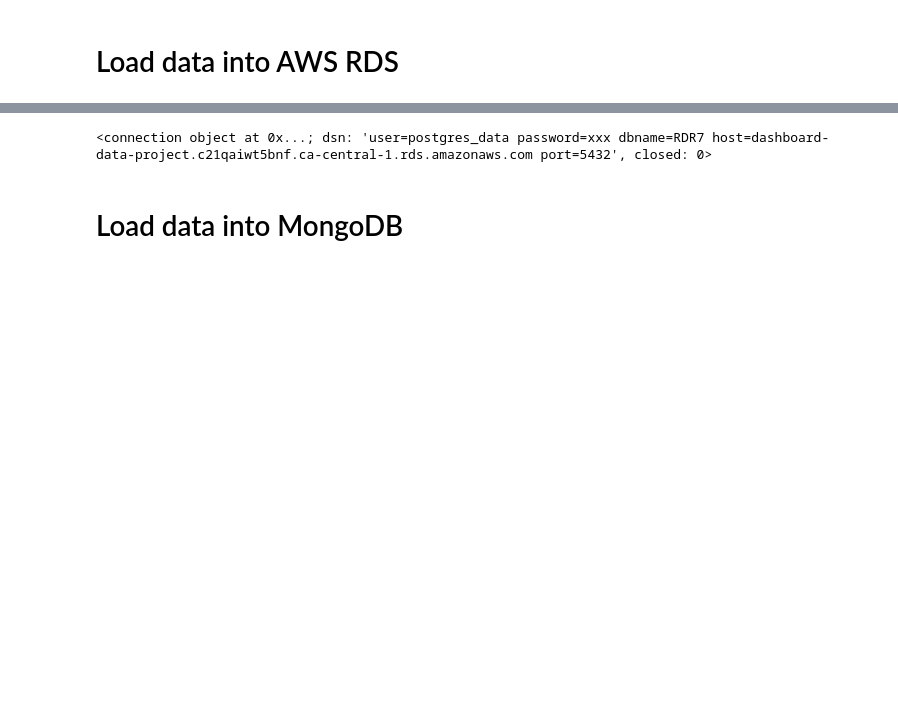
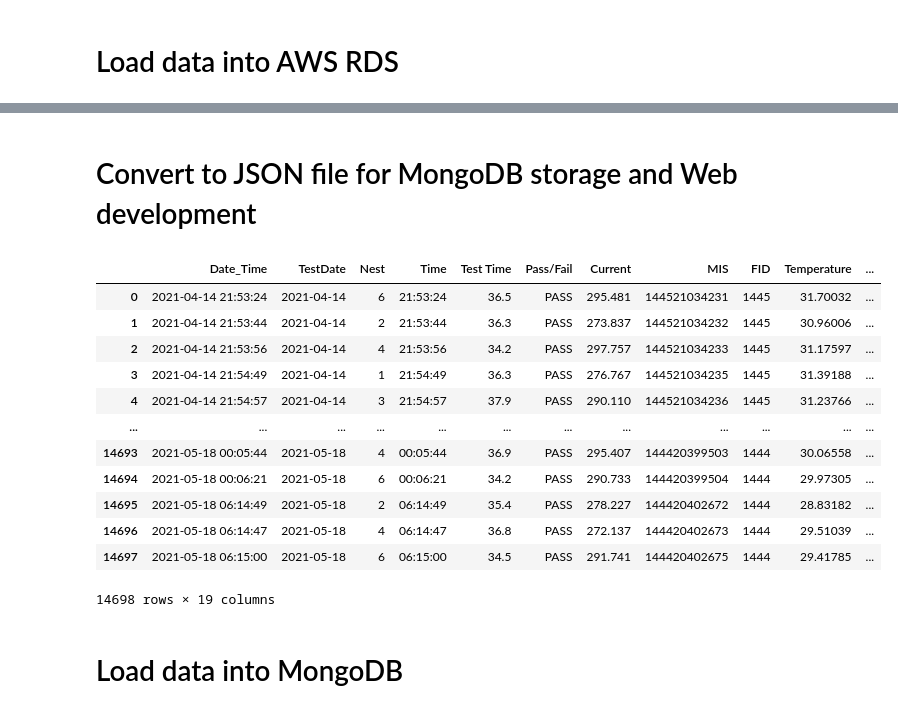
Before and after one commit to Johnnywang1899/Veoneer_Data_Project, a Jupyter notebook: Data ETL.ipynb, the cells around one changed output, grey strips where cells are left out. Drawn from its saved outputs; the diff is of its cells as text; code cells hidden in the pictures; blank space fills up the shorter version.

Commit message:
Data automation flow complete from AWS RDS - MongoDB

```diff
--- a/Data ETL.ipynb
+++ b/Data ETL.ipynb
@@ -1306,12 +1315,11 @@ for table in table_name:
 # %%
-
+# Use the "last month timestamp" to extract data using Python from AWS RDS
 connection = psycopg2.connect(user = cd.sql_username,
                              password = cd.sql_password,
                              host = cd.sql_host,
                              port = cd.sql_port,
-                             database = "RDR7")
+                             database = "RDR6")
 cursor = connection.cursor()
-postgreSQL_query = 'SELECT * FROM public."RDR7_ST_Prod_Honda_175" WHERE "Date" = \'02/01/2020\''
+postgreSQL_query = f'SELECT * FROM public."RDR6_TxCal_Prod_GM175" WHERE "TestDate" > \'{time_start_str}\''
 cursor.execute(postgreSQL_query)
 SQL_record = cursor.fetchall()
-print(SQL_record)
@@ -1320,4 +1326,26 @@ print(SQL_record)
-# %%
-print(connection)
-# %% [output]
-<connection object at 0x...; dsn: 'user=postgres_data password=xxx dbname=RDR7 host=dashboard-data-project.c21qaiwt5bnf.ca-central-1.rds.amazonaws.com port=5432', closed: 0>
+# %%
+# Get the column names for the new dataframe
+with open("../Data_clean/RDR6_TxCal_Prod_GM175.csv", "r") as file:
+    reader = csv.reader(file, delimiter = ",")
+    sql_col_names = next(reader)
+sql_col_names.insert(0, "index")
+# %% [markdown]
+# Convert to JSON file for MongoDB storage and Web development
+# %%
+# Form a dataframe for JSON file conversion
+sql_df = pd.DataFrame(SQL_record, columns = sql_col_names)
+sql_df = sql_df.drop(["index"], axis = 1)
+# %% [output]
+|  | Date_Time | TestDate | Nest | Time | Test Time | Pass/Fail | Current | MIS | FID | Temperature | ... |
+| 0 | 2021-04-14 21:53:24 | 2021-04-14 | 6 | 21:53:24 | 36.5 | PASS | 295.481 | 144521034231 | 1445 | 31.70032 | ... |
+| 1 | 2021-04-14 21:53:44 | 2021-04-14 | 2 | 21:53:44 | 36.3 | PASS | 273.837 | 144521034232 | 1445 | 30.96006 | ... |
+| 2 | 2021-04-14 21:53:56 | 2021-04-14 | 4 | 21:53:56 | 34.2 | PASS | 297.757 | 144521034233 | 1445 | 31.17597 | ... |
+| 3 | 2021-04-14 21:54:49 | 2021-04-14 | 1 | 21:54:49 | 36.3 | PASS | 276.767 | 144521034235 | 1445 | 31.39188 | ... |
+| 4 | 2021-04-14 21:54:57 | 2021-04-14 | 3 | 21:54:57 | 37.9 | PASS | 290.110 | 144521034236 | 1445 | 31.23766 | ... |
+| ... | ... | ... | ... | ... | ... | ... | ... | ... | ... | ... | ... |
+| 14693 | 2021-05-18 00:05:44 | 2021-05-18 | 4 | 00:05:44 | 36.9 | PASS | 295.407 | 144420399503 | 1444 | 30.06558 | ... |
+| 14694 | 2021-05-18 00:06:21 | 2021-05-18 | 6 | 00:06:21 | 34.2 | PASS | 290.733 | 144420399504 | 1444 | 29.97305 | ... |
+| 14695 | 2021-05-18 06:14:49 | 2021-05-18 | 2 | 06:14:49 | 35.4 | PASS | 278.227 | 144420402672 | 1444 | 28.83182 | ... |
+| 14696 | 2021-05-18 06:14:47 | 2021-05-18 | 4 | 06:14:47 | 36.8 | PASS | 272.137 | 144420402673 | 1444 | 29.51039 | ... |
+| 14697 | 2021-05-18 06:15:00 | 2021-05-18 | 6 | 06:15:00 | 34.5 | PASS | 291.741 | 144420402675 | 1444 | 29.41785 | ... |
+14698 rows × 19 columns
```
Also changed, not shown: parts of 15 cells of this notebook, 4 other files.
